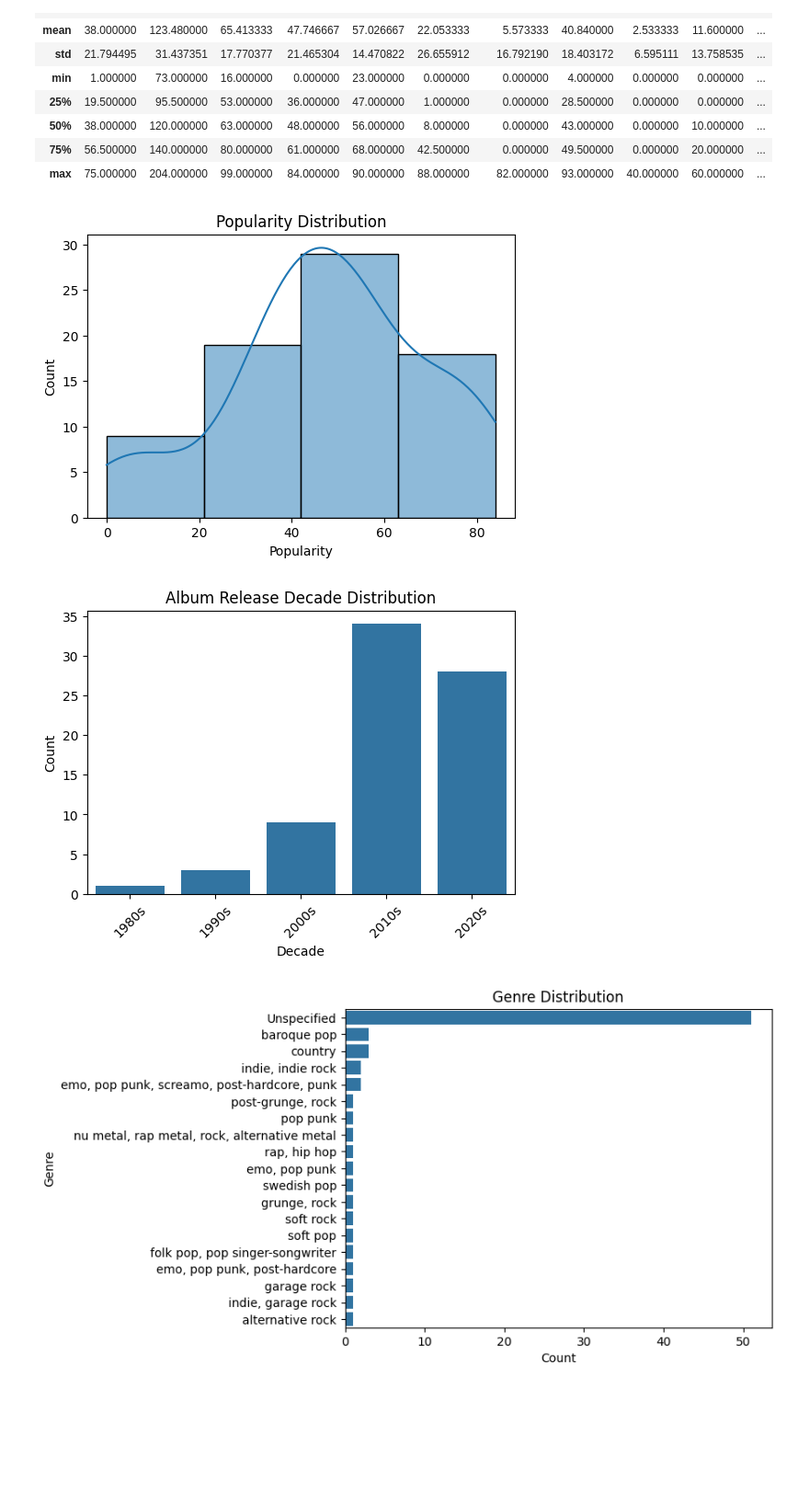
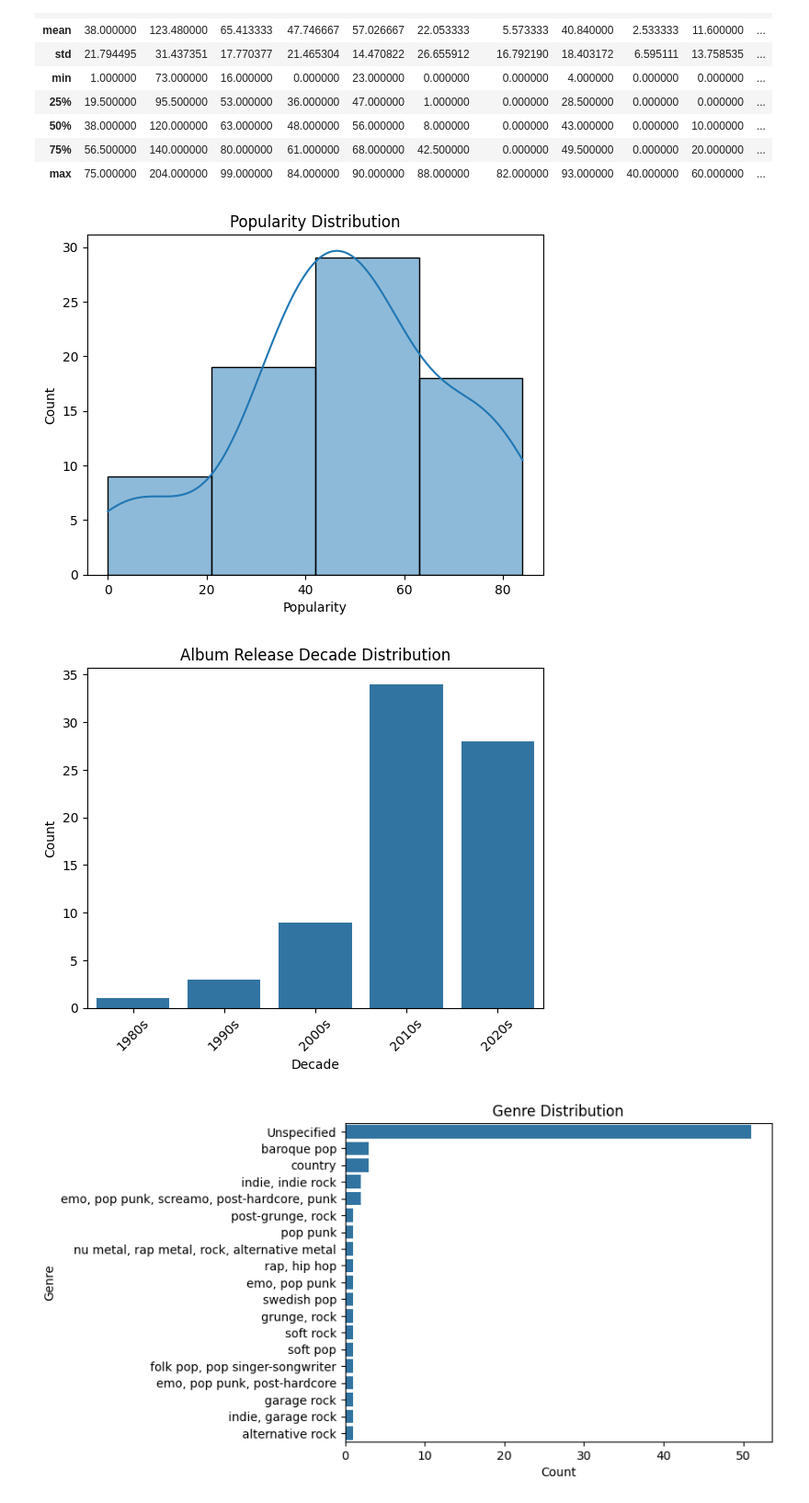
Before and after one commit to kaseymallette/playlist-analysis, a Jupyter notebook: analysis.ipynb, the cells around one changed output. Shown at 92% size. Drawn from its saved outputs; the diff is of its cells as text; code cells hidden in the pictures; blank space fills up the shorter version.

Commit message:
Commit changes to charts

```diff
--- a/analysis.ipynb
+++ b/analysis.ipynb
@@ -50,14 +50,13 @@ df_describe
 | max | 75.000000 | 204.000000 | 99.000000 | 84.000000 | 90.000000 | 88.000000 | 82.000000 | 93.000000 | 40.000000 | 60.000000 | ... |
 # %%
 # Plot popularity distribution
-plt.figure(figsize=(6, 4))
 sns.histplot(data=df_playlist, x='Popularity', kde=True, bins=4)
 plt.title('Popularity Distribution')
 plt.ylabel('Count')
-plt.savefig('images/popularity_distribution.png', dpi=200, bbox_inches='tight')
+plt.savefig('images/popularity_distribution.png', dpi=200)
 plt.show()
 # %% [output]
-[figure, old version]
+[figure, new version]
 # %%
 # Bin album release years into decades
 def bin_decade(year):
@@ -78,16 +77,15 @@ df_playlist['Decade'] = df_playlist['Year'].apply(bin_decade)
 decade_counts = df_playlist['Decade'].value_counts().sort_index()
 
 # Plot decade distribution
-plt.figure(figsize=(6, 4))
 sns.barplot(x=decade_counts.index, y=decade_counts.values)
 plt.title('Album Release Decade Distribution')
 plt.xlabel('Decade')
 plt.ylabel('Count')
 plt.xticks(rotation=45)
-plt.savefig('images/decade_distribution.png', dpi=200, bbox_inches='tight')
+plt.savefig('images/decade_distribution.png', dpi=200)
 plt.show()
 # %% [output]
-[figure, old version]
+[figure, new version]
 # %%
 # Genre distribution, include null values
 df_playlist['Genres'] = df_playlist['Genres'].fillna('Unspecified')
```
Also changed, not shown: 2 other files.
